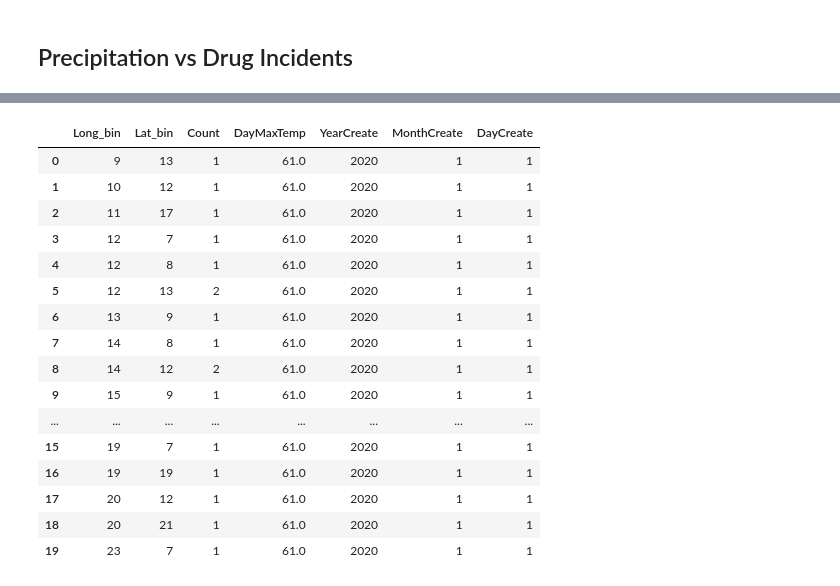
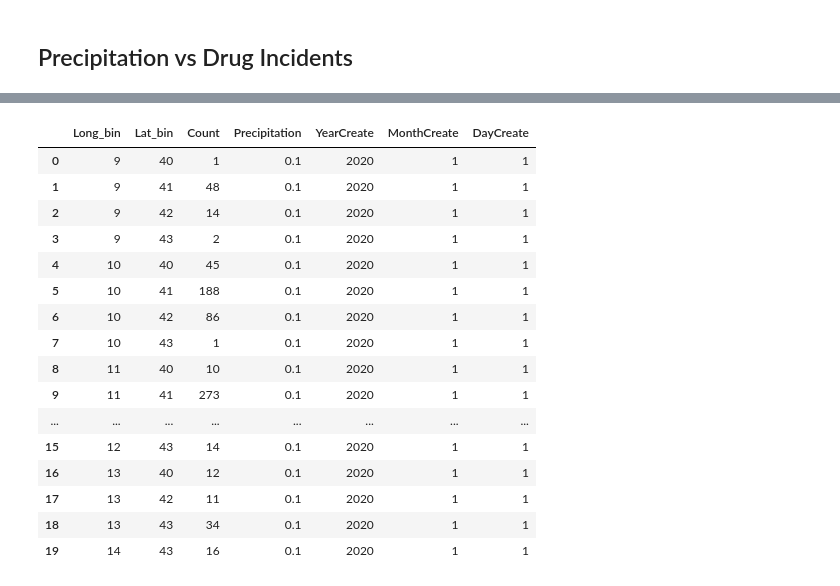
Before and after one commit to outlawhayden/weather-crime, a Jupyter notebook: notebooks/model_playground.ipynb, the cells around one changed output, grey strips where cells are left out. Drawn from its saved outputs; the diff is of its cells as text; code cells hidden in the pictures.

Commit message:
generalized GAM across incident types

```diff
--- a/notebooks/model_playground.ipynb
+++ b/notebooks/model_playground.ipynb
@@ -726,7 +726,7 @@ calls_weather_master.head()
 # %% [markdown]
 ## Precipitation vs Drug Incidents
 # %%
-cfs_ml = cfs_ml[cfs_ml["SimpleType"] == 'Violent Crime']
+#cfs_ml = cfs_ml[cfs_ml["SimpleType"] == 'Drugs']
 # %%
 n = 50
 
@@ -765,29 +765,29 @@ cfs_ml.head()
 # %%
 
 
 cfs_ml_counts = cfs_ml[["DateCreate", "Long_bin", "Lat_bin", "NOPD_Item"]].groupby(by = ["DateCreate", "Long_bin", "Lat_bin"]).count().reset_index()
 
 
-cfs_ml_counts = cfs_ml_counts.merge(cfs_ml[["DateCreate", "TimeMaxTemp", "YearCreate", "MonthCreate", "DayCreate"]].groupby(by = "DateCreate").max(), how = 'left', on = "DateCreate",
+cfs_ml_counts = cfs_ml_counts.merge(cfs_ml[["DateCreate", "Precipitation", "YearCreate", "MonthCreate", "DayCreate"]].groupby(by = "DateCreate").max(), how = 'left', on = "DateCreate",
                                                   indicator = False, validate = "many_to_many").drop(["DateCreate"], axis = 1)
 
-cfs_ml_counts.columns = ['Long_bin', 'Lat_bin', 'Count', 'DayMaxTemp', 'YearCreate', 'MonthCreate', 'DayCreate']
+cfs_ml_counts.columns = ['Long_bin', 'Lat_bin', 'Count', 'Precipitation', 'YearCreate', 'MonthCreate', 'DayCreate']
 cfs_ml_counts.head(20)
 # %% [output]
-|  | Long_bin | Lat_bin | Count | DayMaxTemp | YearCreate | MonthCreate | DayCreate |
-| 0 | 9 | 13 | 1 | 61.0 | 2020 | 1 | 1 |
-| 1 | 10 | 12 | 1 | 61.0 | 2020 | 1 | 1 |
-| 2 | 11 | 17 | 1 | 61.0 | 2020 | 1 | 1 |
-| 3 | 12 | 7 | 1 | 61.0 | 2020 | 1 | 1 |
-| 4 | 12 | 8 | 1 | 61.0 | 2020 | 1 | 1 |
-| 5 | 12 | 13 | 2 | 61.0 | 2020 | 1 | 1 |
-| 6 | 13 | 9 | 1 | 61.0 | 2020 | 1 | 1 |
-| 7 | 14 | 8 | 1 | 61.0 | 2020 | 1 | 1 |
-| 8 | 14 | 12 | 2 | 61.0 | 2020 | 1 | 1 |
-| 9 | 15 | 9 | 1 | 61.0 | 2020 | 1 | 1 |
+|  | Long_bin | Lat_bin | Count | Precipitation | YearCreate | MonthCreate | DayCreate |
+| 0 | 9 | 40 | 1 | 0.1 | 2020 | 1 | 1 |
+| 1 | 9 | 41 | 48 | 0.1 | 2020 | 1 | 1 |
+| 2 | 9 | 42 | 14 | 0.1 | 2020 | 1 | 1 |
+| 3 | 9 | 43 | 2 | 0.1 | 2020 | 1 | 1 |
+| 4 | 10 | 40 | 45 | 0.1 | 2020 | 1 | 1 |
+| 5 | 10 | 41 | 188 | 0.1 | 2020 | 1 | 1 |
+| 6 | 10 | 42 | 86 | 0.1 | 2020 | 1 | 1 |
+| 7 | 10 | 43 | 1 | 0.1 | 2020 | 1 | 1 |
+| 8 | 11 | 40 | 10 | 0.1 | 2020 | 1 | 1 |
+| 9 | 11 | 41 | 273 | 0.1 | 2020 | 1 | 1 |
 | ... | ... | ... | ... | ... | ... | ... | ... |
-| 15 | 19 | 7 | 1 | 61.0 | 2020 | 1 | 1 |
-| 16 | 19 | 19 | 1 | 61.0 | 2020 | 1 | 1 |
-| 17 | 20 | 12 | 1 | 61.0 | 2020 | 1 | 1 |
-| 18 | 20 | 21 | 1 | 61.0 | 2020 | 1 | 1 |
-| 19 | 23 | 7 | 1 | 61.0 | 2020 | 1 | 1 |
+| 15 | 12 | 43 | 14 | 0.1 | 2020 | 1 | 1 |
+| 16 | 13 | 40 | 12 | 0.1 | 2020 | 1 | 1 |
+| 17 | 13 | 42 | 11 | 0.1 | 2020 | 1 | 1 |
+| 18 | 13 | 43 | 34 | 0.1 | 2020 | 1 | 1 |
+| 19 | 14 | 43 | 16 | 0.1 | 2020 | 1 | 1 |
```
Also changed, not shown: parts of 11 cells of this notebook, 1 other file.
